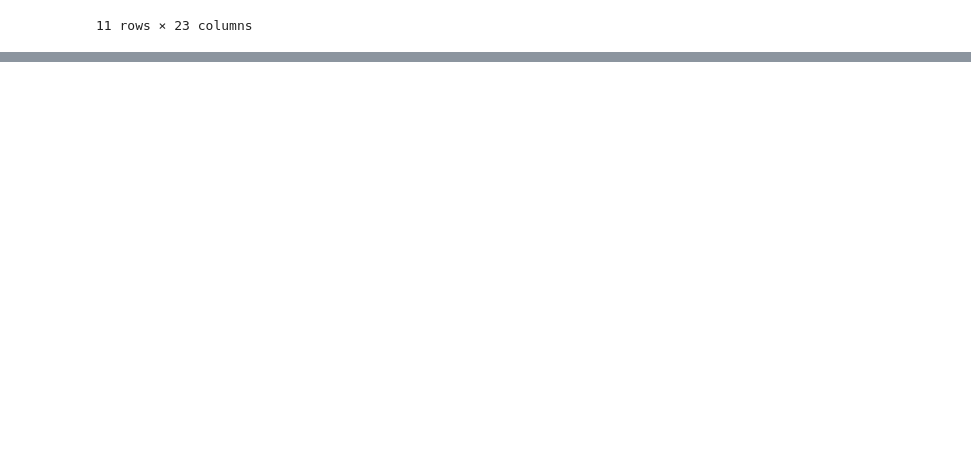
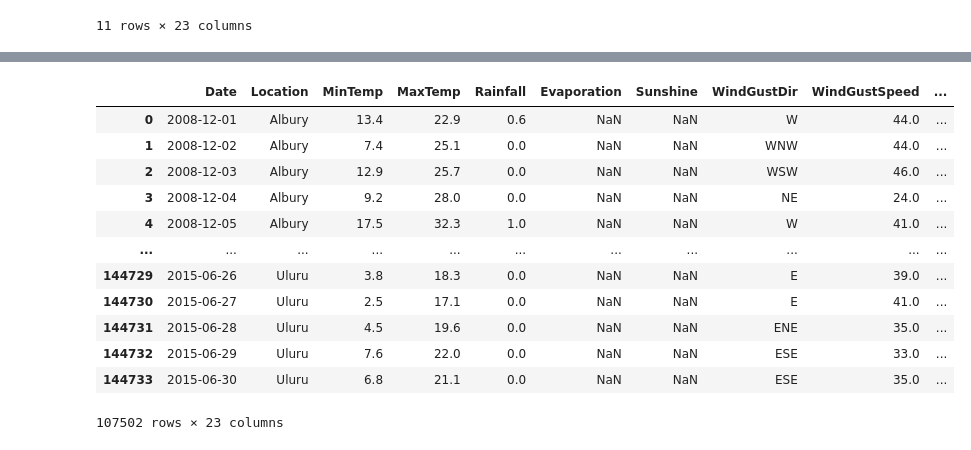
Before and after one commit to gabrielalusofona/cda, a Jupyter notebook: lectures/10-TimeSeries-Beyond Forecast.ipynb, the cells around one changed output, grey strips where cells are left out. Saved outputs shown, nothing was run; the diff lists cells and outputs as text; code cells hidden in the pictures; blank space fills up the shorter version.

```diff
--- a/lectures/10-TimeSeries-Beyond Forecast.ipynb
+++ b/lectures/10-TimeSeries-Beyond Forecast.ipynb
@@ -67,0 +357,8 @@ rain_df.describe(include="all")
+# %%
+X_train_enc, y_train, X_test_enc, y_test, preprocessor = preprocess_features(
+    train_df,
+    test_df,
+    numeric_features,
+    categorical_features,
+    drop_features, target
+)
@@ -67,0 +367,4 @@ rain_df.describe(include="all")
+# %%
+from sklearn.dummy import DummyClassifier
+dc = DummyClassifier()
+dc.fit(train_df, y_train)
@@ -67,0 +390,4 @@ rain_df.describe(include="all")
+# %%
+from sklearn.linear_model import LogisticRegression
+lr_pipe = make_pipeline(preprocessor, LogisticRegression(max_iter=1000))
+lr_pipe
@@ -67,0 +412,2 @@ rain_df.describe(include="all")
+# %%
+lr_pipe.fit(train_df, y_train)
@@ -67,0 +492,16 @@ rain_df.describe(include="all")
+# %%
+train_df
+# %% [output]
+|  | Date | Location | MinTemp | MaxTemp | Rainfall | Evaporation | Sunshine | WindGustDir | WindGustSpeed | ... |
+| 0 | 2008-12-01 | Albury | 13.4 | 22.9 | 0.6 | NaN | NaN | W | 44.0 | ... |
+| 1 | 2008-12-02 | Albury | 7.4 | 25.1 | 0.0 | NaN | NaN | WNW | 44.0 | ... |
+| 2 | 2008-12-03 | Albury | 12.9 | 25.7 | 0.0 | NaN | NaN | WSW | 46.0 | ... |
+| 3 | 2008-12-04 | Albury | 9.2 | 28.0 | 0.0 | NaN | NaN | NE | 24.0 | ... |
+| 4 | 2008-12-05 | Albury | 17.5 | 32.3 | 1.0 | NaN | NaN | W | 41.0 | ... |
+| ... | ... | ... | ... | ... | ... | ... | ... | ... | ... | ... |
+| 144729 | 2015-06-26 | Uluru | 3.8 | 18.3 | 0.0 | NaN | NaN | E | 39.0 | ... |
+| 144730 | 2015-06-27 | Uluru | 2.5 | 17.1 | 0.0 | NaN | NaN | E | 41.0 | ... |
+| 144731 | 2015-06-28 | Uluru | 4.5 | 19.6 | 0.0 | NaN | NaN | ENE | 35.0 | ... |
+| 144732 | 2015-06-29 | Uluru | 7.6 | 22.0 | 0.0 | NaN | NaN | ESE | 33.0 | ... |
+| 144733 | 2015-06-30 | Uluru | 6.8 | 21.1 | 0.0 | NaN | NaN | ESE | 35.0 | ... |
+107502 rows × 23 columns
```
Also changed, not shown: parts of 55 cells of this notebook, 1 other file.
